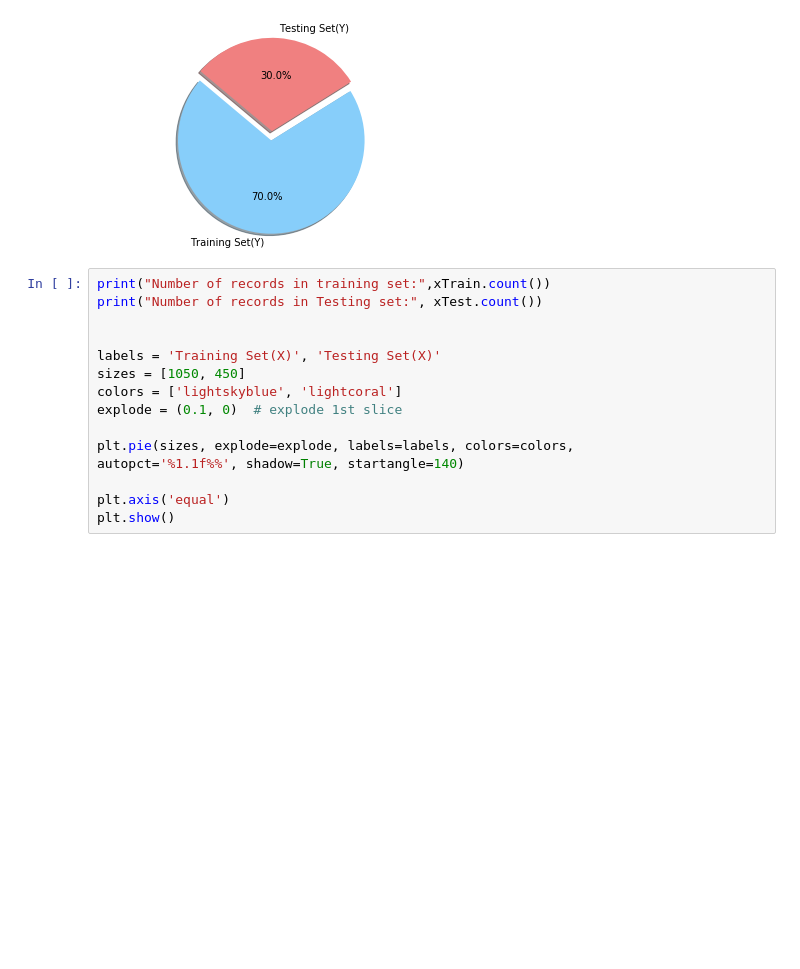
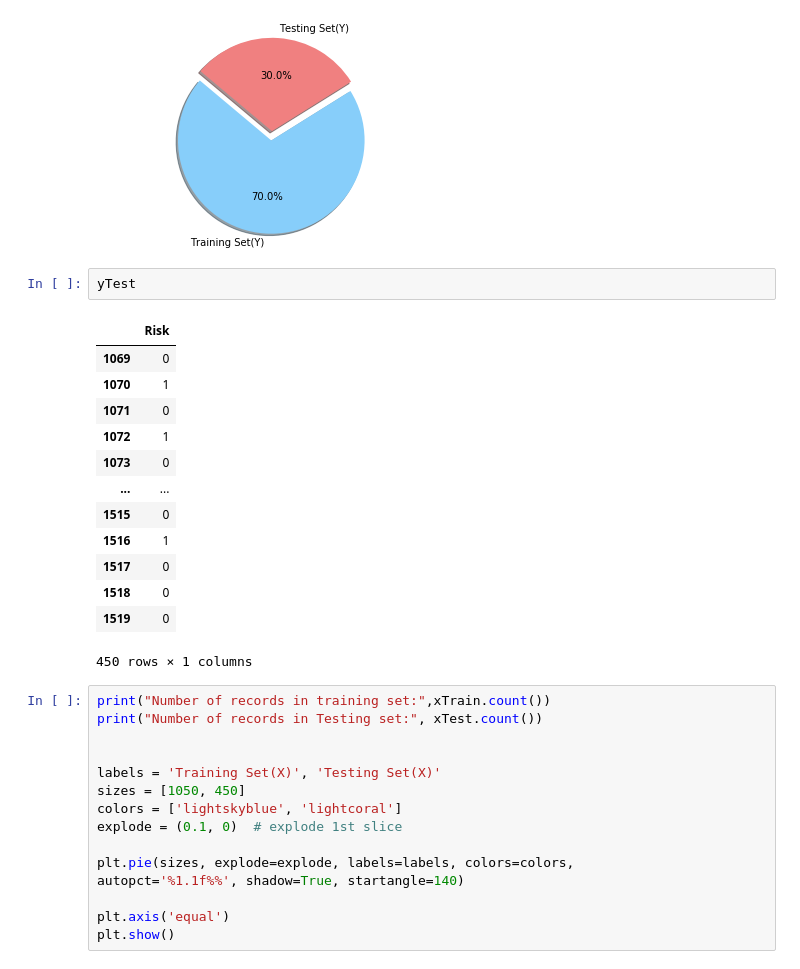
Before and after one commit to JamesDun2866/Data-Mining, a Jupyter notebook: ACW/ ACW.ipynb, the cells around one changed output. Cells and saved outputs as stored; diff of their text form; blank space fills up the shorter version.

```diff
--- a/ACW/ ACW.ipynb
+++ b/ACW/ ACW.ipynb
@@ -543,6 +597,22 @@ dtype: int64
 Number of records in training set: Risk    450
 dtype: int64
 [figure]
+# %%
+yTest
+# %% [output]
+|  | Risk |
+| 1069 | 0 |
+| 1070 | 1 |
+| 1071 | 0 |
+| 1072 | 1 |
+| 1073 | 0 |
+| ... | ... |
+| 1515 | 0 |
+| 1516 | 1 |
+| 1517 | 0 |
+| 1518 | 0 |
+| 1519 | 0 |
+450 rows × 1 columns
 # %%
 print("Number of records in training set:",xTrain.count())
 print("Number of records in Testing set:", xTest.count())
```
Also changed, not shown: parts of 16 cells of this notebook, 2 other files.
